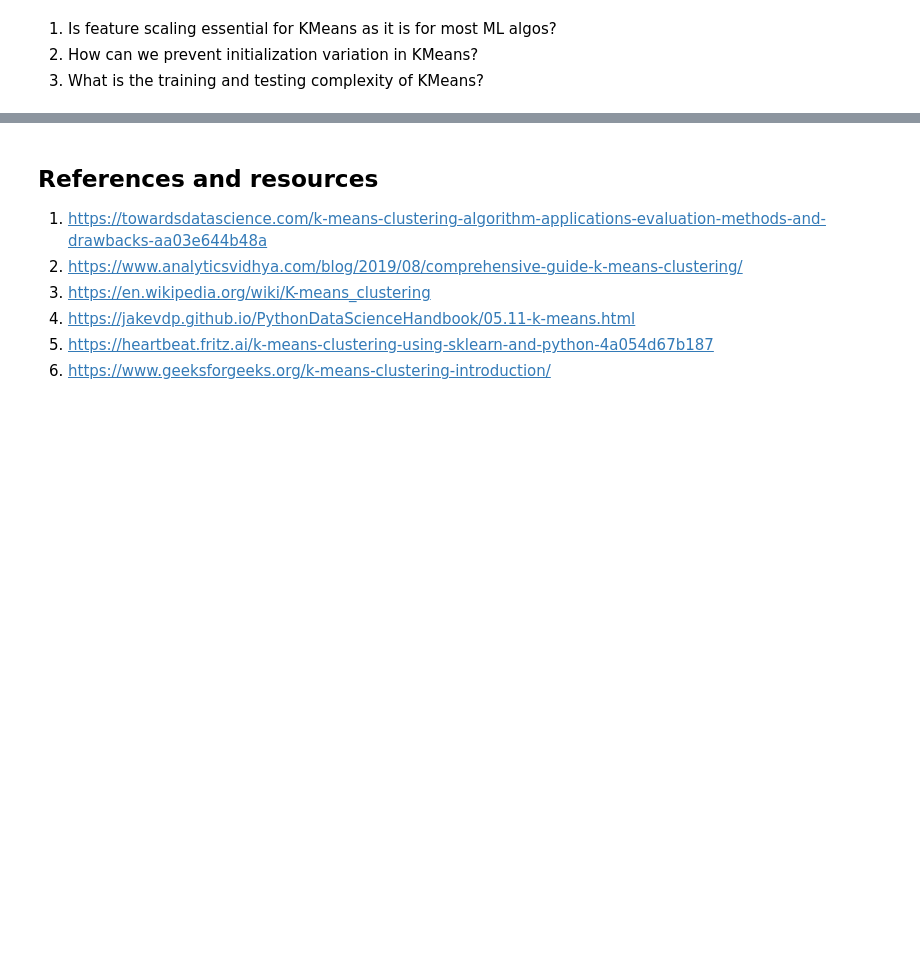
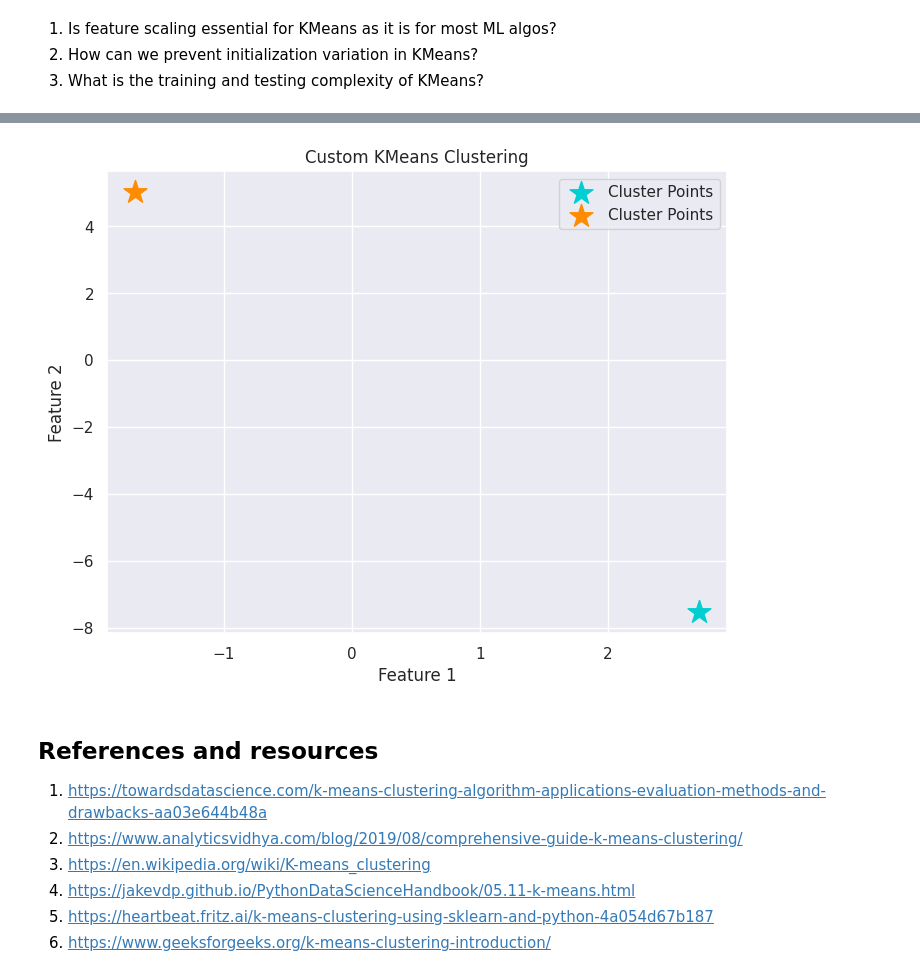
Before and after one commit to Kusuma2005/FMML-ASSINGNMENTS-AND-LABS, a Jupyter notebook: K_MeansClustering.ipynb, the cells around one changed output, grey strips where cells are left out. Cells and saved outputs as stored; diff of their text form; code cells hidden in the pictures; blank space fills up the shorter version.

```diff
--- a/K_MeansClustering.ipynb
+++ b/K_MeansClustering.ipynb
@@ -449,3 +539,57 @@ plt.scatter(x[:,0], x[:,1], c=y_kmeans3, cmap='rainbow')
+# %%
+#3)What is the training and testing complexity of KMeans?
+
+import numpy as np
+
+class KMeansCustom:
+   def __init__(self, n_clusters=2, max_iter=300):
+     self.n_clusters = n_clusters
+     self.max_iter = max_iter
+   def initializeClusterCentroids(self, X):
+       centroids_indices = np.random.choice(X.shape[0], self.n_clusters, replace=False)
+       centroids = X[centroids_indices]
+       self.clusters = [{'center': centroid, 'points': [], 'color': color} for centroid, color in zip(centroids, color)]
+   def distance(self, v1, v2):
+      return np.sum((v2 - v1) ** 2) ** 0.5
+   def assignPointsToCluster(self, X):
+        for point in X:
+          distances = [self.distance(point, cluster['center']) for cluster in self.clusters]
+          closest_cluster_index = np.argmin(distances)
+          self.clusters[closest_cluster_index]['points'].append(point)
+   def updateCluster(self):
+       for cluster in self.clusters:
+           if cluster['points']:
+              cluster['center'] = np.mean(cluster['points'], axis=0)
+              cluster['points'] = []
+   def fit(self, X):
+         self.initializeClusterCentroids(X)
+         for _ in range(self.max_iter):
+             prev_clusters = np.array([cluster['center'] for cluster in self.clusters])
+             self.assignPointsToCluster(X)
+             self.updateCluster()
+             new_clusters = np.array([cluster['center'] for cluster in self.clusters])
+             if np.array_equal(prev_clusters, new_clusters):
+                break
+         return self.clusters
+
+# Testing the KMeansCustom implementation
+kmeans_custom = KMeansCustom(n_clusters=2)
+clusters = kmeans_custom.fit(X)
+
+#Plotting the clusters
+plt.figure(figsize=(8, 6))
+for cluster in clusters:
+   cluster_points = np.array(cluster['points'])
+   if len(cluster_points) > 0:
+     plt.scatter(cluster_points[:, 0], cluster_points[:, 1], s=30, c=cluster['color'], label='Cluster Center')
+   plt.scatter(cluster['center'][0], cluster['center'][1], s=300, c=cluster['color'], marker='*', label='Cluster Points')
+plt.legend()
+plt.title('Custom KMeans Clustering')
+plt.xlabel('Feature 1')
+plt.ylabel('Feature 2')
+plt.show()
+# %% [output]
+[figure, added]
 # %% [markdown]
 ## References and resources
 
```
Also changed, not shown: parts of 3 cells of this notebook.
